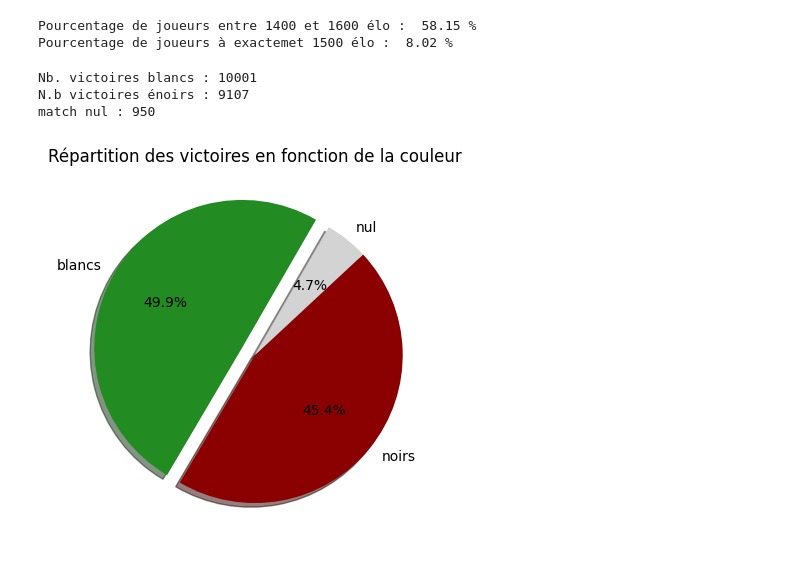
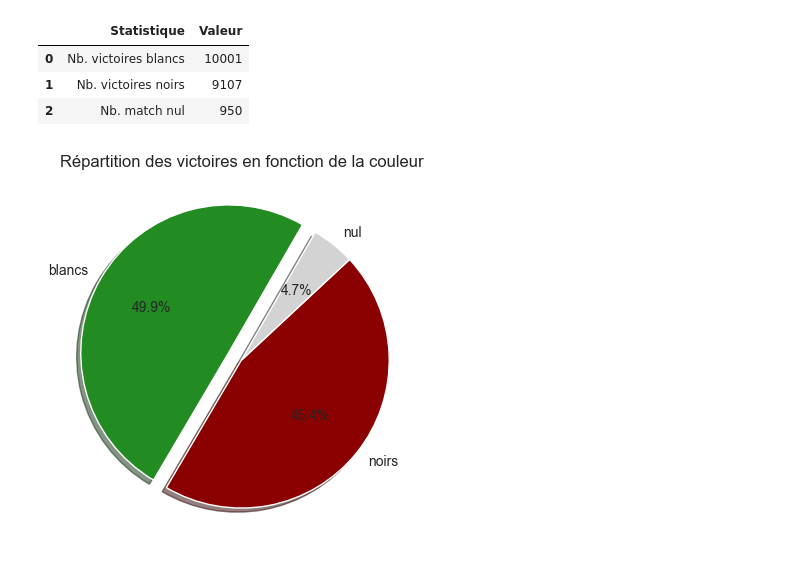
Before and after one commit to IdrissG94/Lichess-Dataset-Exploration, a Jupyter notebook: data_exploration.ipynb, the cells around one changed output. Cells and saved outputs as stored; diff of their text form; code cells hidden in the pictures.

```diff
--- a/data_exploration.ipynb
+++ b/data_exploration.ipynb
@@ -39,27 +92,35 @@ Classement élo minimum : 784
-# %%
-#Pourquoi autant de joueurs aux alentours de 1500 élo
-elo_1500 = np.size(elo[(elo>=1400)&(elo<=1600)])
-print("Pourcentage de joueurs entre 1400 et 1600 élo : ",np.round(elo_1500/20058*100,2),"%")
-elo_1500 = np.size(elo[(elo==1500)])
-print("Pourcentage de joueurs à exactemet 1500 élo : ",np.round(elo_1500/20058*100,2),"%")
-# %% [output]
-Pourcentage de joueurs entre 1400 et 1600 élo :  58.15 %
-Pourcentage de joueurs à exactemet 1500 élo :  8.02 %
 # %%
 # Visualisation de la répartition des résultats des parties en fonction de la couleur
 
 w_white = games[games['winner'] == 'white'].shape[0]
 w_black = games[games['winner'] == 'black'].shape[0]
 draw = games[games['winner']=='draw'].shape[0]
 labels = 'blancs','noirs','nul'
 fig, ax = plt.subplots()
 ax.pie([w_white,w_black,draw],explode=(0.1, 0, 0), labels=labels, autopct='%1.1f%%',colors=['forestgreen','darkred','lightgrey'],shadow=True, startangle=60)
 plt.title("Répartition des victoires en fonction de la couleur");
-print("Nb. victoires blancs :",w_white,"\nN.b victoires énoirs :",w_black,"\nmatch nul :",draw)
+
+# DataFrame de synthèse
+
+summary_data = {
+    "Statistique": [
+        "Nb. victoires blancs",
+        "Nb. victoires noirs",
+        "Nb. match nul"
+    ],
+    "Valeur": [
+        w_white,
+        w_black,
+        draw
+    ]
+}
+summary_df = pd.DataFrame(summary_data)
+display(summary_df)
 # %% [output]
-Nb. victoires blancs : 10001
-N.b victoires énoirs : 9107
-match nul : 950
+|  | Statistique | Valeur |
+| 0 | Nb. victoires blancs | 10001 |
+| 1 | Nb. victoires noirs | 9107 |
+| 2 | Nb. match nul | 950 |
-[figure, old version]
+[figure, new version]
 # %%
 # Visualisation des causes de fin de partie
```
Also changed, not shown: parts of 9 cells of this notebook.
